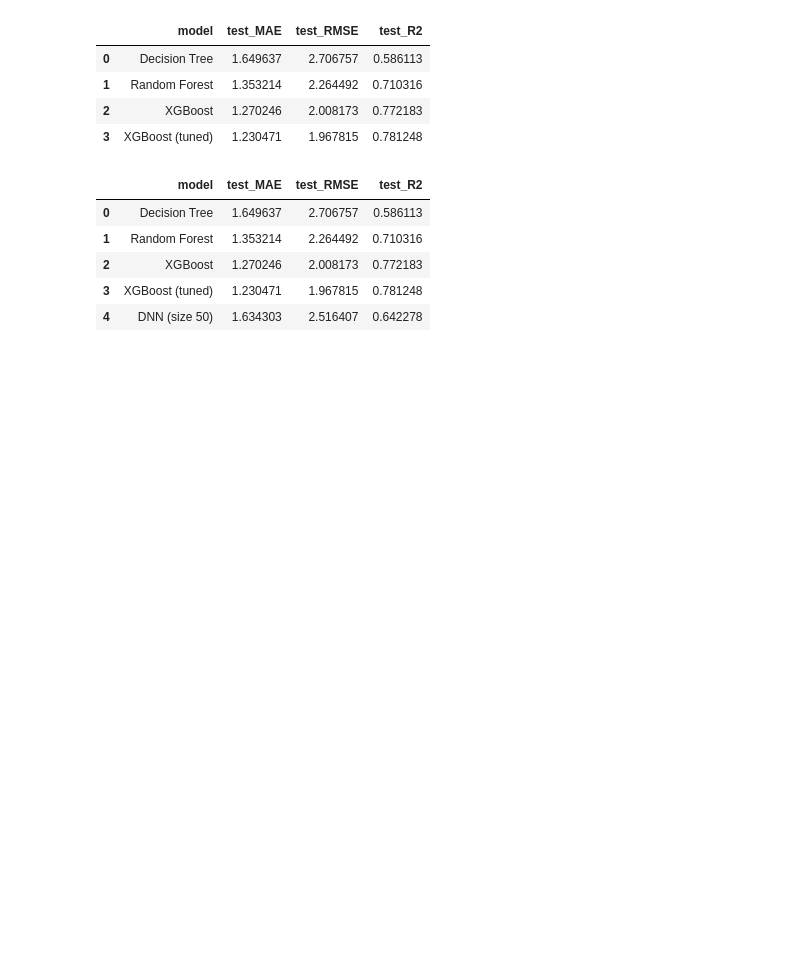
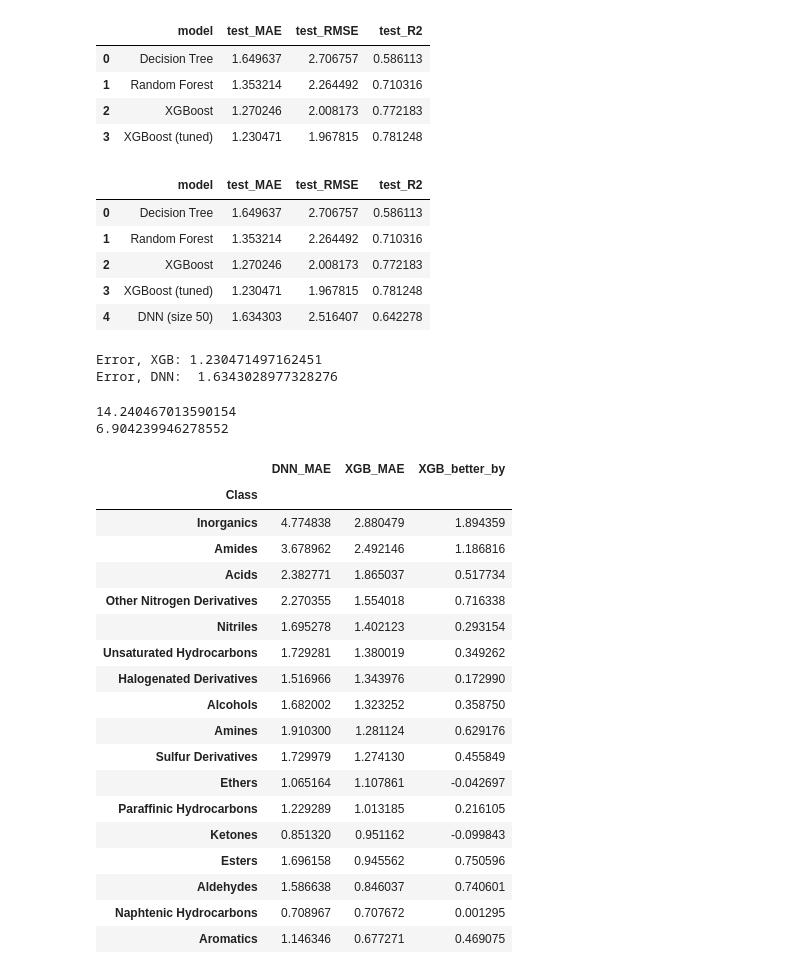
Before and after one commit to BoniYu/Deep-Neural-Network-for-VLE, a Jupyter notebook: notebook/other_models.ipynb, the cells around one changed output. Cells and saved outputs as stored; diff of their text form; code cells hidden in the pictures; blank space fills up the shorter version.

```diff
--- a/notebook/other_models.ipynb
+++ b/notebook/other_models.ipynb
@@ -517,3 +517,55 @@ pd.DataFrame(results_test)
 | 2 | XGBoost | 1.270246 | 2.008173 | 0.772183 |
 | 3 | XGBoost (tuned) | 1.230471 | 1.967815 | 0.781248 |
 | 4 | DNN (size 50) | 1.634303 | 2.516407 | 0.642278 |
+# %%
+# Build one error table per model with a small function
+def error_table(y_pred):
+    e = df_test[['Name', 'Class', 'Subclass', 'T', 'ln_P']].copy()
+    e['pred'] = np.ravel(y_pred)
+    e['error'] = e['pred'] - e['ln_P']
+    e['abs_error'] = e['error'].abs()
+    return e
+
+err_xgb = error_table(best_xgb.predict(X_test))
+err_dnn = error_table(predict_dnn(dnn, X_test))
+print("Error, XGB:", err_xgb['abs_error'].mean())
+print("Error, DNN:", err_dnn['abs_error'].mean())
+# %% [output]
+Error, XGB: 1.230471497162451
+Error, DNN:  1.6343028977328276
+# %%
+# The outlier compound (the open question)
+name = '2-METHYL-3-ETHYL-1-PENTENE'
+print(err_dnn[err_dnn['Name'] == name]['abs_error'].mean())
+print(err_xgb[err_xgb['Name'] == name]['abs_error'].mean())
+# %% [output]
+14.240467013590154
+6.904239946278552
+# %%
+# Classes side by side
+by_class = pd.DataFrame({
+    'DNN_MAE': err_dnn.groupby('Class')['abs_error'].mean(),
+    'XGB_MAE': err_xgb.groupby('Class')['abs_error'].mean(),
+})
+by_class['XGB_better_by'] = by_class['DNN_MAE'] - by_class['XGB_MAE']
+by_class.sort_values('XGB_MAE', ascending=False)
+# %% [output]
+|  | DNN_MAE | XGB_MAE | XGB_better_by |
+| Class |  |  |  |
+| Inorganics | 4.774838 | 2.880479 | 1.894359 |
+| Amides | 3.678962 | 2.492146 | 1.186816 |
+| Acids | 2.382771 | 1.865037 | 0.517734 |
+| Other Nitrogen Derivatives | 2.270355 | 1.554018 | 0.716338 |
+| Nitriles | 1.695278 | 1.402123 | 0.293154 |
+| Unsaturated Hydrocarbons | 1.729281 | 1.380019 | 0.349262 |
+| Halogenated Derivatives | 1.516966 | 1.343976 | 0.172990 |
+| Alcohols | 1.682002 | 1.323252 | 0.358750 |
+| Amines | 1.910300 | 1.281124 | 0.629176 |
+| Sulfur Derivatives | 1.729979 | 1.274130 | 0.455849 |
+| Ethers | 1.065164 | 1.107861 | -0.042697 |
+| Paraffinic Hydrocarbons | 1.229289 | 1.013185 | 0.216105 |
+| Ketones | 0.851320 | 0.951162 | -0.099843 |
+| Esters | 1.696158 | 0.945562 | 0.750596 |
+| Aldehydes | 1.586638 | 0.846037 | 0.740601 |
+| Naphtenic Hydrocarbons | 0.708967 | 0.707672 | 0.001295 |
+| Aromatics | 1.146346 | 0.677271 | 0.469075 |
```
Also changed, not shown: parts of 3 cells of this notebook, 1 other file.
